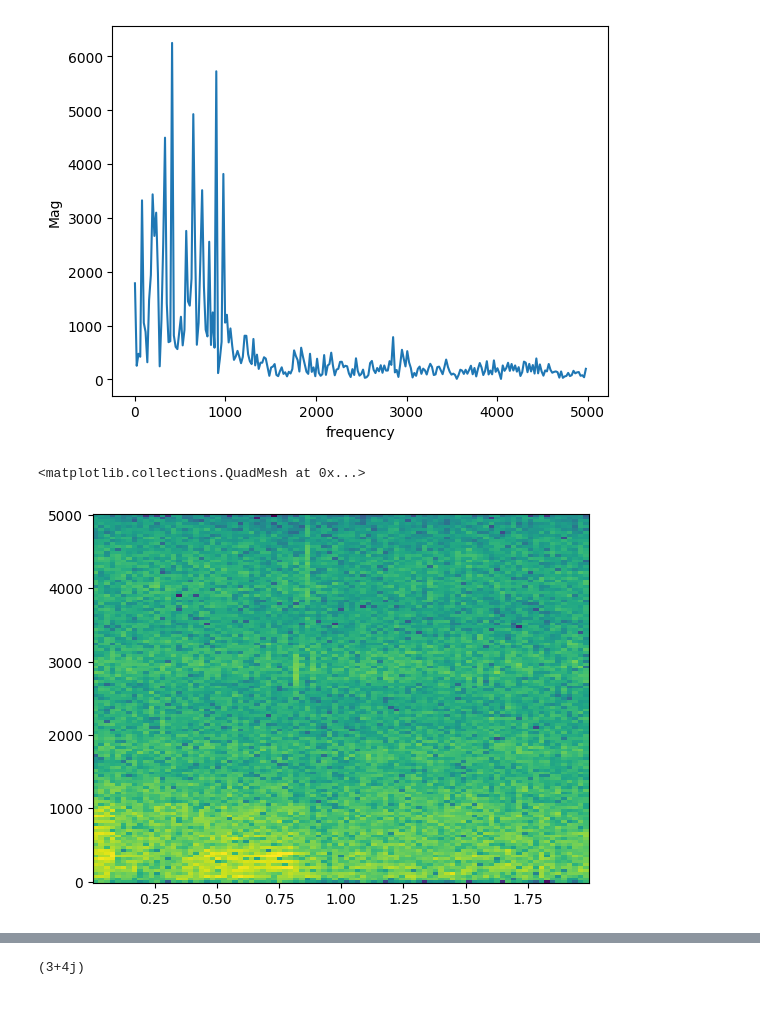
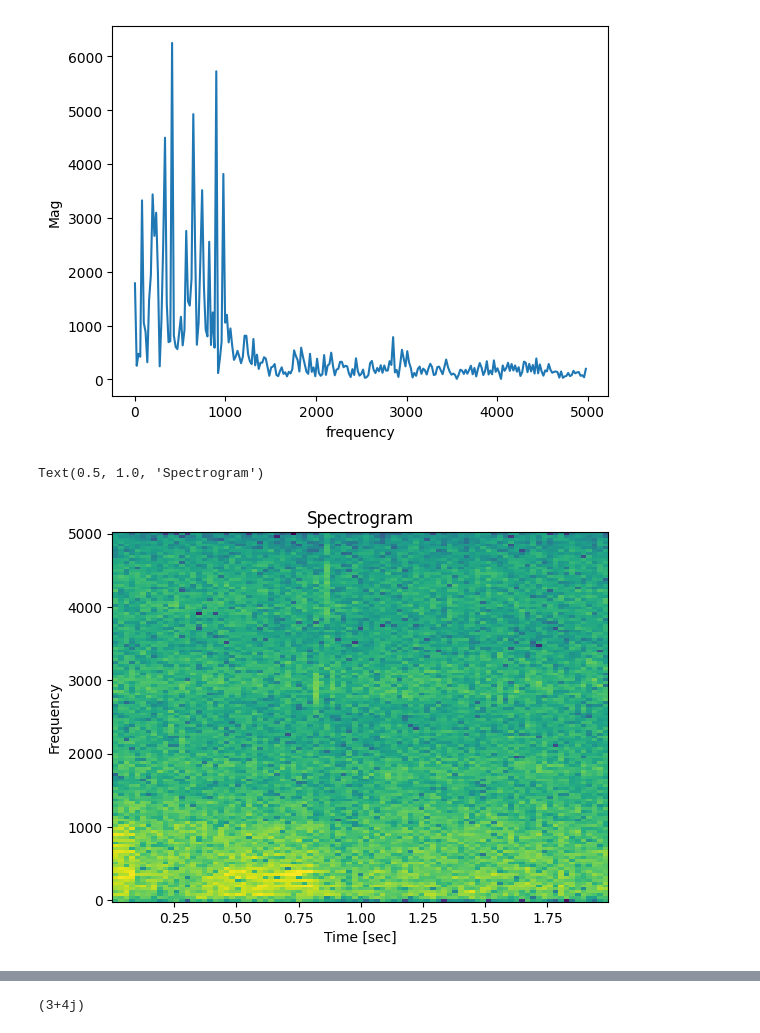
Before and after one commit to YuslenLopez/OSINModels, a Jupyter notebook: sample1_test.ipynb, the cells around one changed output, grey strips where cells are left out. Drawn from its saved outputs; the diff is of its cells as text; code cells hidden in the pictures; blank space fills up the shorter version.

```diff
--- a/sample1_test.ipynb
+++ b/sample1_test.ipynb
@@ -38,10 +39,13 @@ Text(0, 0.5, 'Mag')
 # %%
 f, t, Sxx = spectrogram(x, fs)
 # plt.pcolormesh(t,f,20*np.log10(Sxx))
 plt.pcolormesh(t,f,10*np.log10(Sxx))
+plt.ylabel('Frequency')
+plt.xlabel('Time [sec]')
+plt.title('Spectrogram')
 # %% [output]
-<matplotlib.collections.QuadMesh at 0x...>
+Text(0.5, 1.0, 'Spectrogram')
-[figure, old version]
+[figure, new version]
 # %%
 freq_min=0
 freq_max=1000
```
Also changed, not shown: parts of 6 cells of this notebook, 7 other files.
